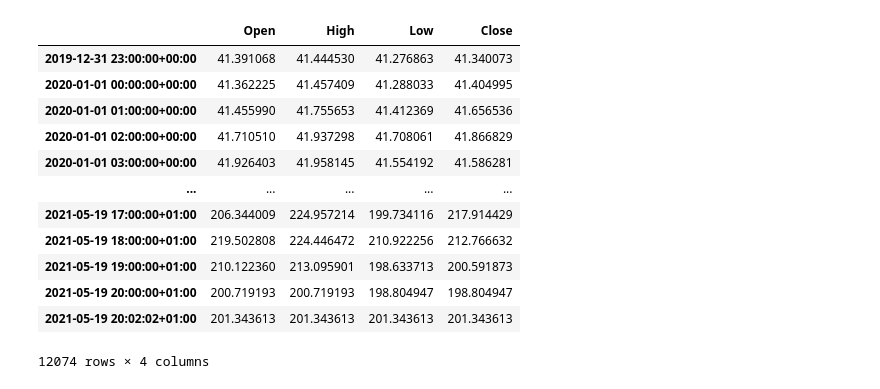
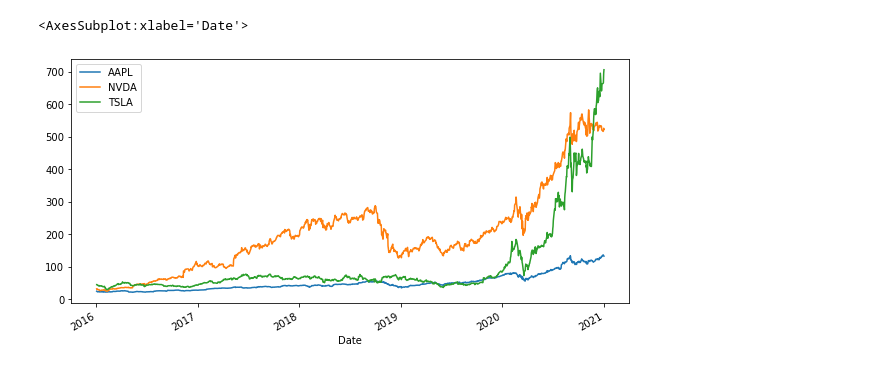
Before and after one commit to m-elbaz/Reinforcement_Learning, a Jupyter notebook: Untitled.ipynb, the cells around one changed output. Saved outputs shown, nothing was run; the diff lists cells and outputs as text; code cells hidden in the pictures.

```diff
--- a/Untitled.ipynb
+++ b/Untitled.ipynb
@@ -365,16 +0,0 @@ def create_crypto(cur):
-# %%
-create_crypto('LTC')
-# %% [output]
-|  | Open | High | Low | Close |
-| 2019-12-31 23:00:00+00:00 | 41.391068 | 41.444530 | 41.276863 | 41.340073 |
-| 2020-01-01 00:00:00+00:00 | 41.362225 | 41.457409 | 41.288033 | 41.404995 |
-| 2020-01-01 01:00:00+00:00 | 41.455990 | 41.755653 | 41.412369 | 41.656536 |
-| 2020-01-01 02:00:00+00:00 | 41.710510 | 41.937298 | 41.708061 | 41.866829 |
-| 2020-01-01 03:00:00+00:00 | 41.926403 | 41.958145 | 41.554192 | 41.586281 |
-| ... | ... | ... | ... | ... |
-| 2021-05-19 17:00:00+01:00 | 206.344009 | 224.957214 | 199.734116 | 217.914429 |
-| 2021-05-19 18:00:00+01:00 | 219.502808 | 224.446472 | 210.922256 | 212.766632 |
-| 2021-05-19 19:00:00+01:00 | 210.122360 | 213.095901 | 198.633713 | 200.591873 |
-| 2021-05-19 20:00:00+01:00 | 200.719193 | 200.719193 | 198.804947 | 198.804947 |
-| 2021-05-19 20:02:02+01:00 | 201.343613 | 201.343613 | 201.343613 | 201.343613 |
-12074 rows × 4 columns
@@ -380,0 +6,14 @@ create_crypto('LTC')
+# %%
+start = dt.date(2015, 1, 1)
+end = dt.date(2021, 1, 1)
+st = MultiStock(['AAPL', 'NVDA', 'TSLA'])
+feat, date = st.get_all_features(start, end)
+train_data=np.around(feat)[:,:-400]
+test_data = np.around(feat)[:, -400:]
+# %%
+prices_ =  pd.DataFrame(feat[:,:,0].squeeze()).T.set_index(date).rename(columns={0:'AAPL', 1:"NVDA", 2:"TSLA"})
+# %%
+prices_.plot(figsize=(10, 5))
+# %% [output]
+<AxesSubplot:xlabel='Date'>
+[figure, added]
```
Also changed, not shown: parts of 67 cells of this notebook, 13 other files.
